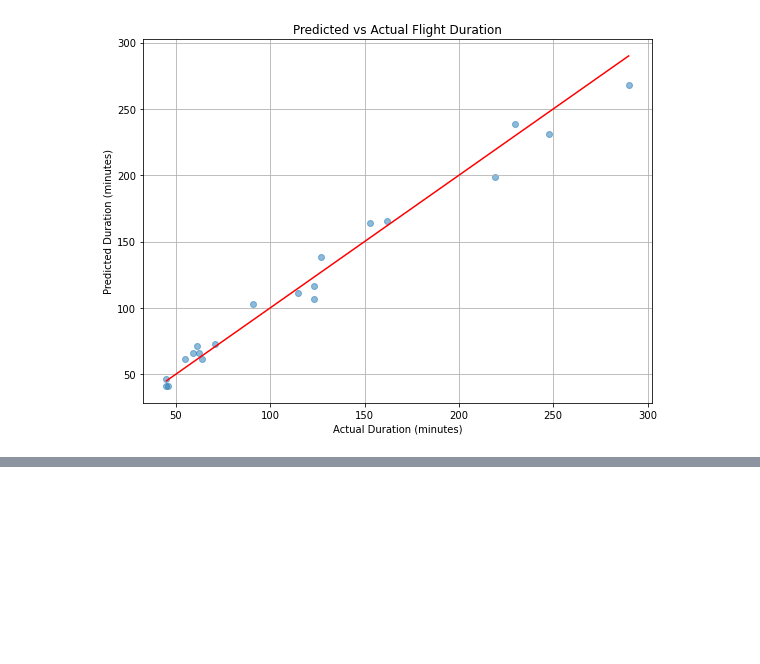
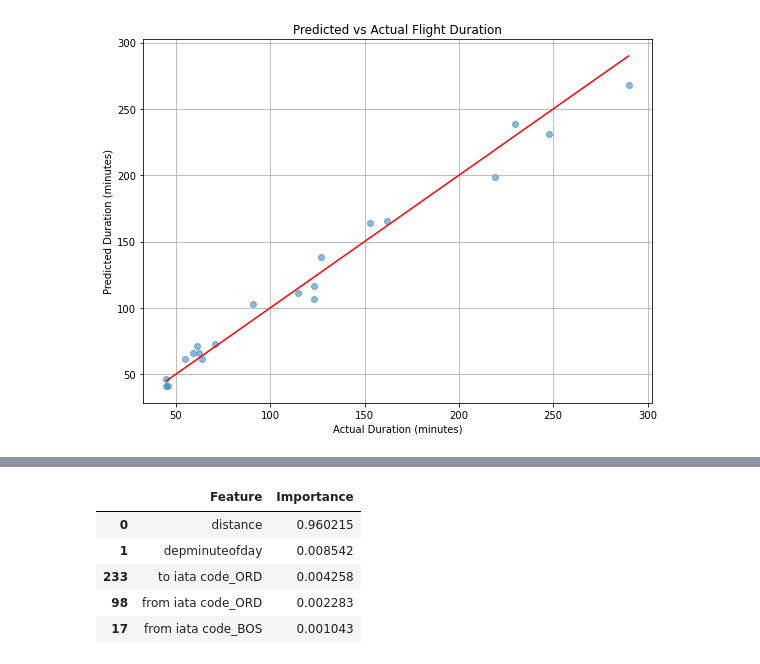
Before and after one commit to jkilchenmann/capstone_project, a Jupyter notebook: predict_with_new_data.ipynb, the cells around one changed output, grey strips where cells are left out. Saved outputs shown, nothing was run; the diff lists cells and outputs as text; code cells hidden in the pictures; blank space fills up the shorter version.

```diff
--- a/predict_with_new_data.ipynb
+++ b/predict_with_new_data.ipynb
@@ -162,0 +178,12 @@ if 'actual_duration' in new_df.columns:
+# %%
+importances = model.feature_importances_
+feature_names = X.columns
+feat_imp_df = pd.DataFrame({'Feature': feature_names, 'Importance': importances})
+feat_imp_df.sort_values(by='Importance', ascending=False).head(5)
+# %% [output]
+|  | Feature | Importance |
+| 0 | distance | 0.960215 |
+| 1 | depminuteofday | 0.008542 |
+| 233 | to iata code_ORD | 0.004258 |
+| 98 | from iata code_ORD | 0.002283 |
+| 17 | from iata code_BOS | 0.001043 |
```
Also changed, not shown: parts of 2 cells of this notebook, 2 other files.
